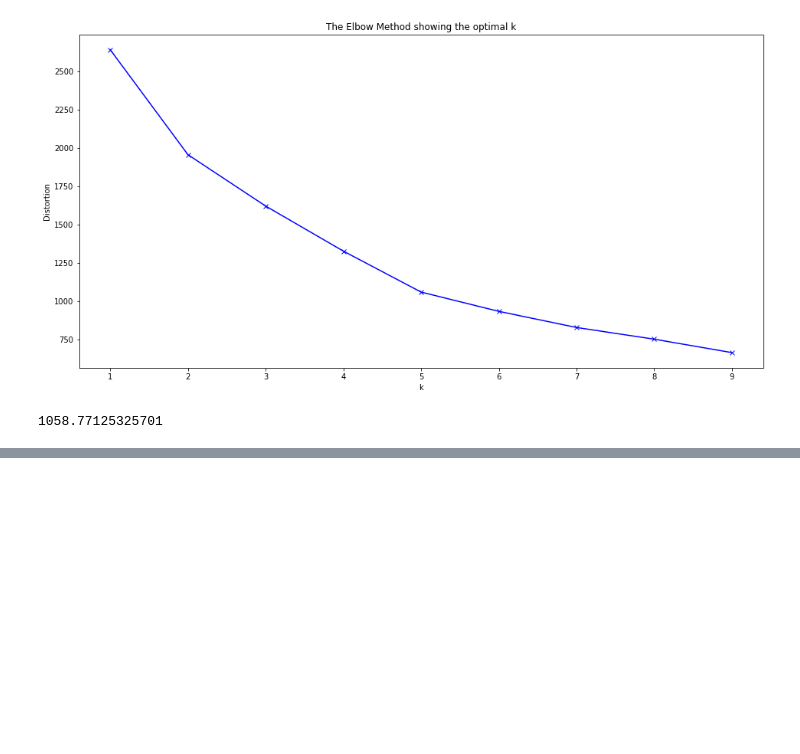
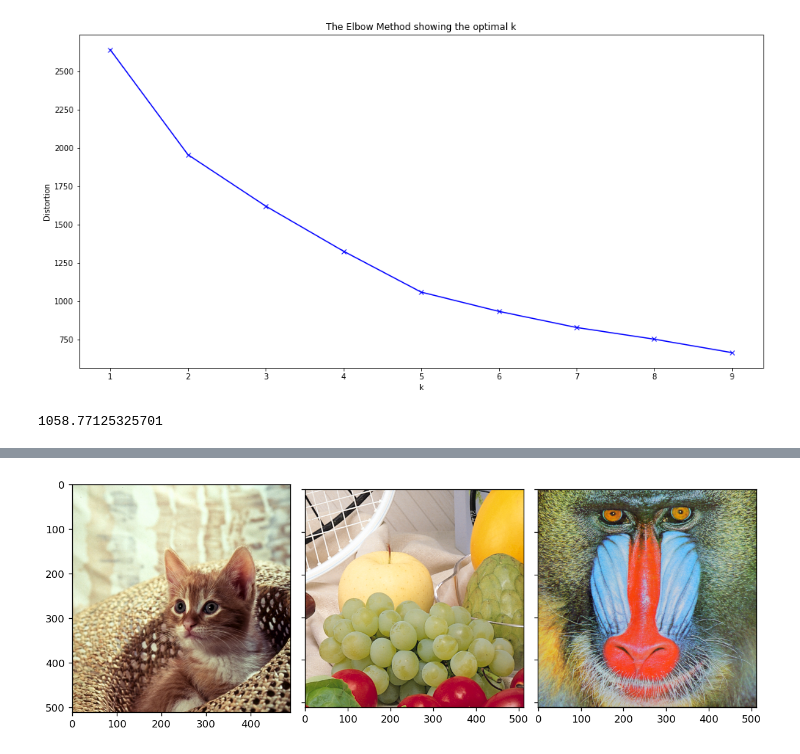
Before and after one commit to YongpengFu/Machine-Learning, a Jupyter notebook: Mini Project Wholesales.ipynb, the cells around one changed output, grey strips where cells are left out. Drawn from its saved outputs; the diff is of its cells as text; code cells hidden in the pictures; blank space fills up the shorter version.

```diff
--- a/Mini Project Wholesales.ipynb
+++ b/Mini Project Wholesales.ipynb
@@ -99,0 +115,20 @@ print(kmeanModel.inertia_)
+# %%
+fruits = cv2.imread('fruits.png')
+cat = cv2.imread('cat.png')
+baboon = cv2.imread('baboon.png')
+#Convert to RGB
+fruits = cv2.cvtColor(fruits, cv2.COLOR_BGR2RGB)
+cat = cv2.cvtColor(cat, cv2.COLOR_BGR2RGB)
+baboon = cv2.cvtColor(baboon, cv2.COLOR_BGR2RGB)
+# %%
+#show the image
+fig, (ax1, ax2, ax3) = plt.subplots(1,3, figsize=(10,4), sharey=True, dpi=120)
+
+ax1.imshow(cat)
+ax2.imshow(fruits)
+ax3.imshow(baboon)
+
+plt.tight_layout()
+plt.show()
+# %% [output]
+[figure, added]
```
Also changed, not shown: parts of 9 cells of this notebook.
